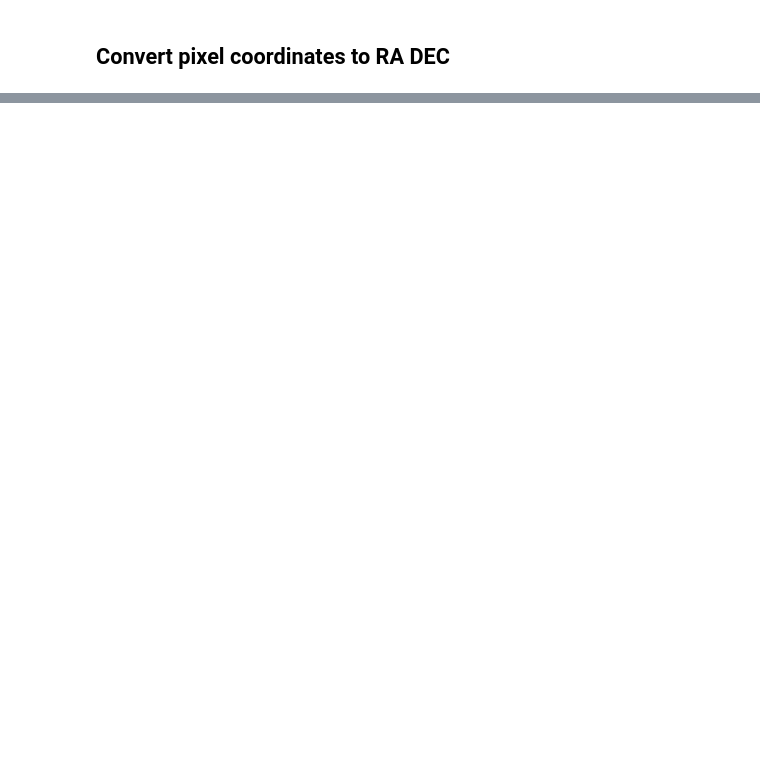
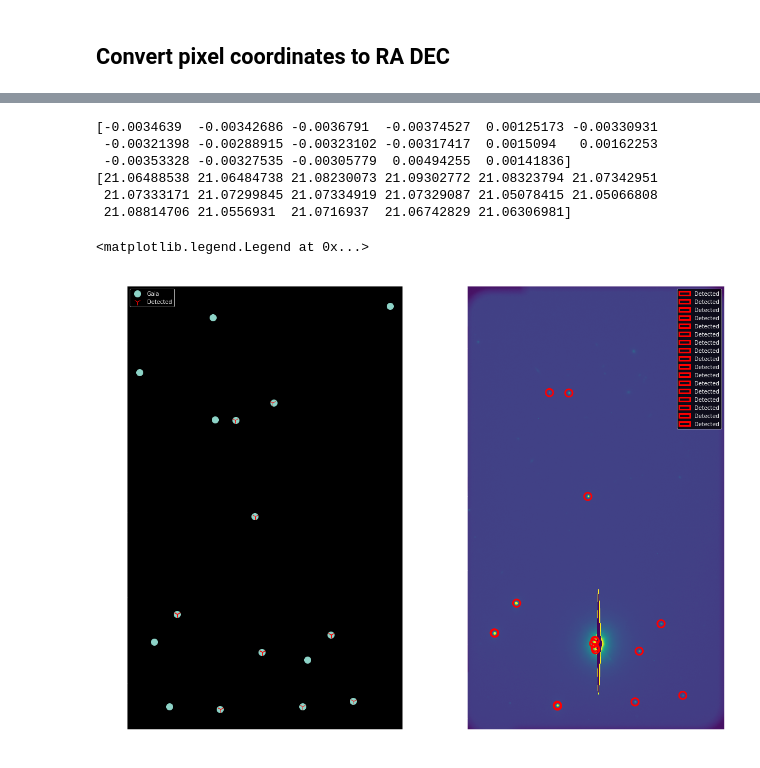
Before and after one commit to simontorres/general_documentation, a Jupyter notebook: jupyter-notebooks/SOAR_Analisys/Slit_Aquisition/slit_acquisition_development.ipynb, the cells around one changed output, grey strips where cells are left out. Saved outputs shown, nothing was run; the diff lists cells and outputs as text; code cells hidden in the pictures; blank space fills up the shorter version.

```diff
--- a/jupyter-notebooks/SOAR_Analisys/Slit_Aquisition/slit_acquisition_development.ipynb
+++ b/jupyter-notebooks/SOAR_Analisys/Slit_Aquisition/slit_acquisition_development.ipynb
@@ -124,7 +230,7 @@ print(ccd_sky_coords)
 # %%
-coord = SkyCoord(ra=ra_deg, dec=dec_deg, unit=(u.degree, u.degree), frame='icrs')
+scicoord = SkyCoord(ra=ra_deg, dec=dec_deg, unit=(u.degree, u.degree), frame='icrs')
 width = u.Quantity(x_width.to_string(unit=u.degree, decimal=True), u.deg)
 height = u.Quantity(y_width.to_string(unit=u.degree, decimal=True), u.deg)
 print(width, height)
-r = Gaia.query_object_async(coordinate=coord, width=width, height=height)
+r = Gaia.query_object_async(coordinate=scicoord, width=width, height=height)
 r.pprint()
@@ -147,38 +291,50 @@ print(source_positions)
 # %%
 
 gaia_positions = np.transpose((r['ra'], r['dec']))
 
 ccd_positions = np.transpose(ccd_sky_coords)
-print(ccd_sky_coords)
+# print(ccd_sky_coords)
+# print(ccd_sky_coords['ra'])
 
-field = SkyCoord(ra=ccd_sky_coords['ra'] *u.degree, dec=ccd_sky_coords['dec'] * u.degree)
+field = SkyCoord(ra=ccd_sky_coords['ra'] , dec=ccd_sky_coords['dec'])
 gaia_catalog = SkyCoord(ra=gaia_sources.ra, dec=gaia_sources.dec)
 
 # idx, d2d, d3d = field.match_to_catalog_sky(gaia_catalog)
 idx, d2d, d3d = match_coordinates_sky(field, gaia_catalog)
-print(idx)
-print(d2d)
-print(d3d)
+# print(idx)
+# print(d2d)
+# print(d3d)
 matches = gaia_catalog[idx]
-print(matches)
+# print(matches)
 new_ra, new_dec = field.spherical_offsets_to(matches)
 print(new_ra.deg)
 print(field.ra.deg)
 # print((matches.separation_3d(field) == d3d).all())
 fix, (ax1, ax2) = plt.subplots(1, 2, figsize=(20,15))
 ax1.set_title('GAIA Sources')
 ax1.set_xlabel('RA')
 ax1.set_ylabel('DEC')
-ax1.plot(gaia_sources.ra, gaia_sources.dec, 'o', markersize=12)
-ax1.plot(field.ra.deg + new_ra.deg , field.dec.deg + new_dec.deg, '1', color='red', markersize=12)
+ax1.plot(gaia_sources.ra, gaia_sources.dec, 'o', markersize=12, label='Gaia')
+ax1.plot(field.ra.deg + new_ra.deg , field.dec.deg + new_dec.deg, '1', color='red', markersize=12, label="Detected")
 # ax1.plot(new_ra, new_dec, 'o', color='magenta', markersize=12)
 # sub_data = [int(y_box_fitted.x_0.value - y_box_fitted.width.value / 2.):int(y_box_fitted.x_0.value + y_box_fitted.width.value / 2.),int(x_box_fitted.x_0.value - x_box_fitted.width.value / 2.):int(x_box_fitted.x_0.value + x_box_fitted.width.value / 2.)]
 ax2.imshow(ccd.data, origin='lower', norm=norm,
            interpolation='nearest')
 ax2.set_ylim(int(y_box_fitted.x_0.value - y_box_fitted.width.value / 2.), int(y_box_fitted.x_0.value + y_box_fitted.width.value / 2.))
 ax2.set_xlim(int(x_box_fitted.x_0.value - x_box_fitted.width.value / 2.), int(x_box_fitted.x_0.value + x_box_fitted.width.value / 2.))
-apertures.plot(color='red', lw=3)
+apertures.plot(color='red', lw=3, label='Detected')
+ax1.legend(loc='best')
+ax2.legend(loc='best')
 # apertures = CircularAperture(gaia_positions, r=5.)
 # apertures.plot(color='white', lw=1.5, alpha=0.5)
+# %% [output]
+[-0.0034639  -0.00342686 -0.0036791  -0.00374527  0.00125173 -0.00330931
+ -0.00321398 -0.00288915 -0.00323102 -0.00317417  0.0015094   0.00162253
+ -0.00353328 -0.00327535 -0.00305779  0.00494255  0.00141836]
+[21.06488538 21.06484738 21.08230073 21.09302772 21.08323794 21.07342951
+ 21.07333171 21.07299845 21.07334919 21.07329087 21.05078415 21.05066808
+ 21.08814706 21.0556931  21.0716937  21.06742829 21.06306981]
+<matplotlib.legend.Legend at 0x...>
+[figure, added]
 # %%
 print(gaia_sources)
```
Also changed, not shown: parts of 14 cells of this notebook, 48 other files.
